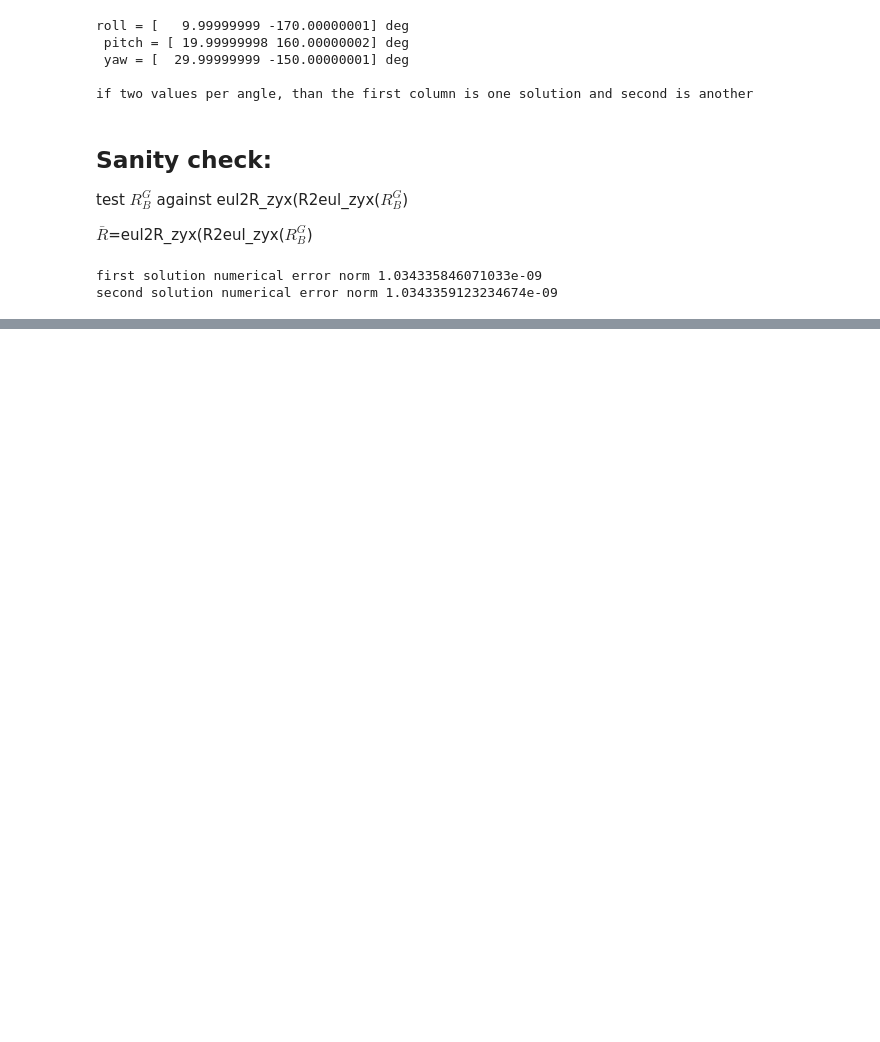
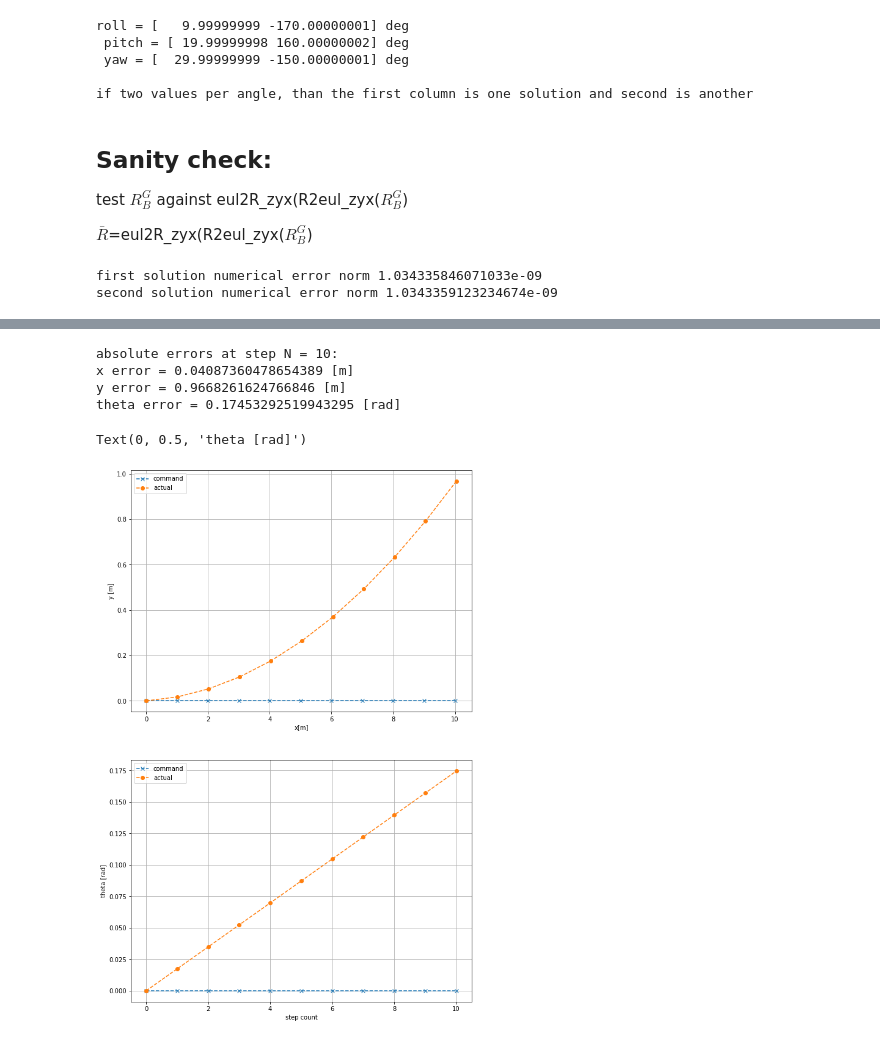
Before and after one commit to AlonSpinner/VANcourse, a Jupyter notebook: HW/HW1/hw1sol.ipynb, the cells around one changed output, grey strips where cells are left out. Cells and saved outputs as stored; diff of their text form; code cells hidden in the pictures; blank space fills up the shorter version.

```diff
--- a/HW/HW1/hw1sol.ipynb
+++ b/HW/HW1/hw1sol.ipynb
@@ -165,0 +247,51 @@ l_C = T_G2C @ l_G.T
+# %%
+T_command=computeRobotT(dtheta = 0.0,ds = 1.0)
+invT_command=np.linalg.inv(T_command)
+T_actual=computeRobotT(dtheta = 1*np.pi/180,ds = 1.01)
+invT_actual=np.linalg.inv(T_actual)
+
+X0 = np.array([0.0, 0.0, 0.0, 1.0]).T
+N = 10 #steps
+X_command = np.zeros((4,N+1)) ; X_actual = np.zeros((4,N+1))
+X_command[:,0] = X0 ; X_actual[:,0] = X0
+
+
+for ii in range(N):
+    X_command[:,ii+1] = invT_command @ X_command[:,ii]
+    X_actual[:,ii+1] = invT_actual @ X_actual[:,ii]
+
+
+print('absolute errors at step N = 10:')
+print('x error = {} [m]'.format(abs(X_command[0,-1]-X_actual[0,-1])))
+print('y error = {} [m]'.format(abs(X_command[1,-1]-X_actual[1,-1])))
+print('theta error = {} [rad]'.format(abs(X_command[2,-1]-X_actual[2,-1])))
+# %% [output]
+absolute errors at step N = 10:
+x error = 0.04087360478654389 [m]
+y error = 0.9668261624766846 [m]
+theta error = 0.17453292519943295 [rad]
+# %%
+import matplotlib.pyplot as plt
+
+fig, axs = plt.subplots(2,figsize=(10,16))
+
+ax=axs[0]
+line_command, = ax.plot(X_command[0,:],X_command[1,:],"--x")
+line_command.set_label('command')
+line_actual, = ax.plot(X_actual[0,:],X_actual[1,:],"--o")
+line_actual.set_label('actual')
+ax.legend(); ax.grid(True)
+ax.set_xlabel("x[m]")
+ax.set_ylabel("y [m]")
+
+ax=axs[1]
+line_command, = ax.plot(range(N+1),X_command[2,:],"--x")
+line_command.set_label('command')
+line_actual, = ax.plot(range(N+1),X_actual[2,:],"--o")
+line_actual.set_label('actual')
+ax.legend(); ax.grid(True)
+ax.set_xlabel("step count")
+ax.set_ylabel("theta [rad]")
+# %% [output]
+Text(0, 0.5, 'theta [rad]')
+[figure, added]
```
Also changed, not shown: parts of 14 cells of this notebook, 4 other files.
